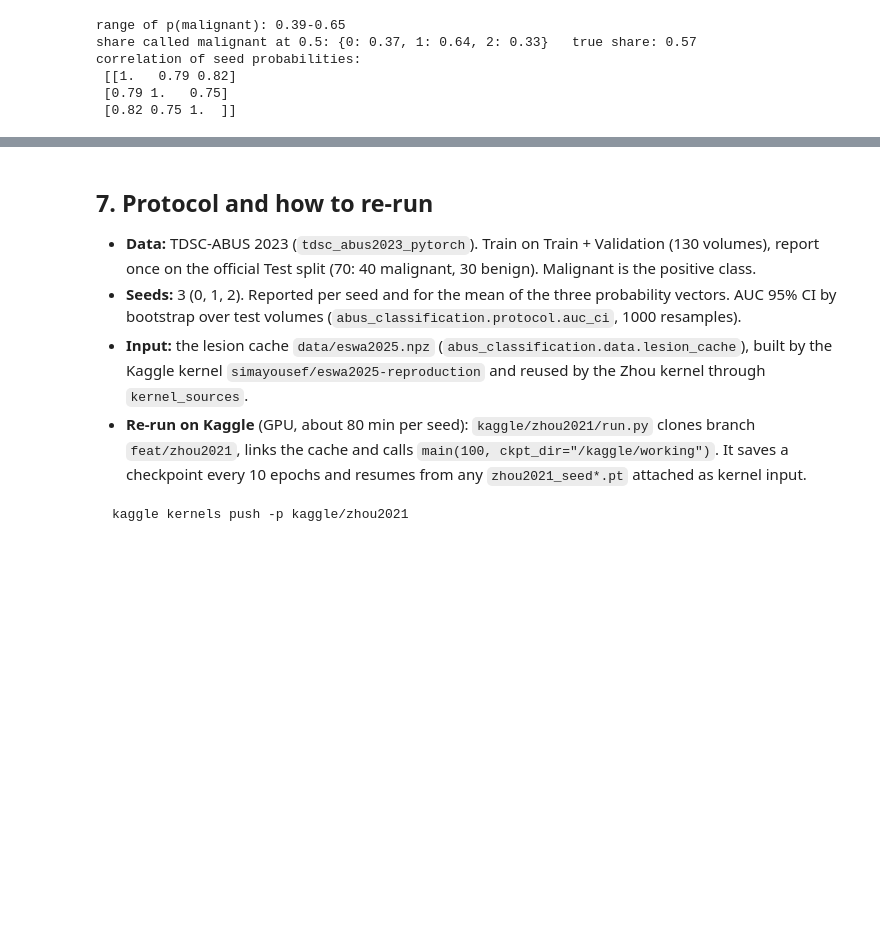
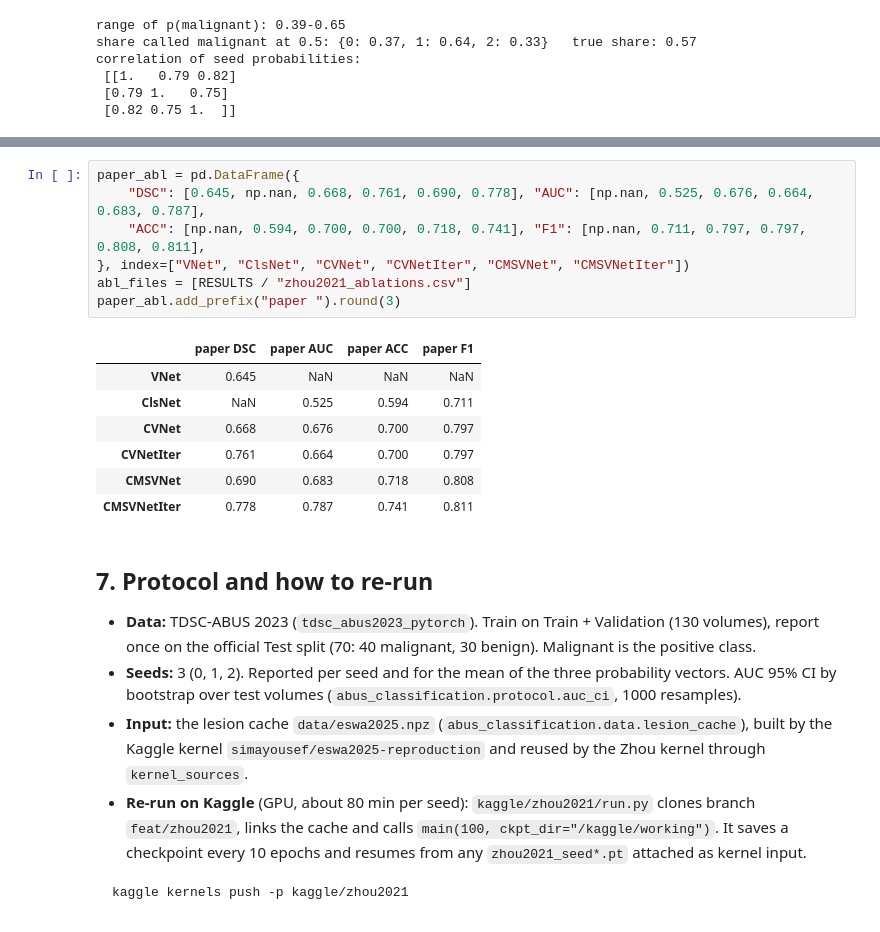
Before and after one commit to mralinp/abus-classification, a Jupyter notebook: notebooks/3-zhou2021.ipynb, the cells around one changed output, grey strips where cells are left out. Saved outputs shown, nothing was run; the diff lists cells and outputs as text; blank space fills up the shorter version.

```diff
--- a/notebooks/3-zhou2021.ipynb
+++ b/notebooks/3-zhou2021.ipynb
@@ -483,3 +532,18 @@ run on Kaggle yet. See open issues.
+# %%
+paper_abl = pd.DataFrame({
+    "DSC": [0.645, np.nan, 0.668, 0.761, 0.690, 0.778], "AUC": [np.nan, 0.525, 0.676, 0.664, 0.683, 0.787],
+    "ACC": [np.nan, 0.594, 0.700, 0.700, 0.718, 0.741], "F1": [np.nan, 0.711, 0.797, 0.797, 0.808, 0.811],
+}, index=["VNet", "ClsNet", "CVNet", "CVNetIter", "CMSVNet", "CMSVNetIter"])
+abl_files = [RESULTS / "zhou2021_ablations.csv"]
+paper_abl.add_prefix("paper ").round(3)
+# %% [output]
+|  | paper DSC | paper AUC | paper ACC | paper F1 |
+| VNet | 0.645 | NaN | NaN | NaN |
+| ClsNet | NaN | 0.525 | 0.594 | 0.711 |
+| CVNet | 0.668 | 0.676 | 0.700 | 0.797 |
+| CVNetIter | 0.761 | 0.664 | 0.700 | 0.797 |
+| CMSVNet | 0.690 | 0.683 | 0.718 | 0.808 |
+| CMSVNetIter | 0.778 | 0.787 | 0.741 | 0.811 |
 # %% [markdown]
 ## 7. Protocol and how to re-run
 
```
Also changed, not shown: parts of 11 cells of this notebook, 7 other files.
